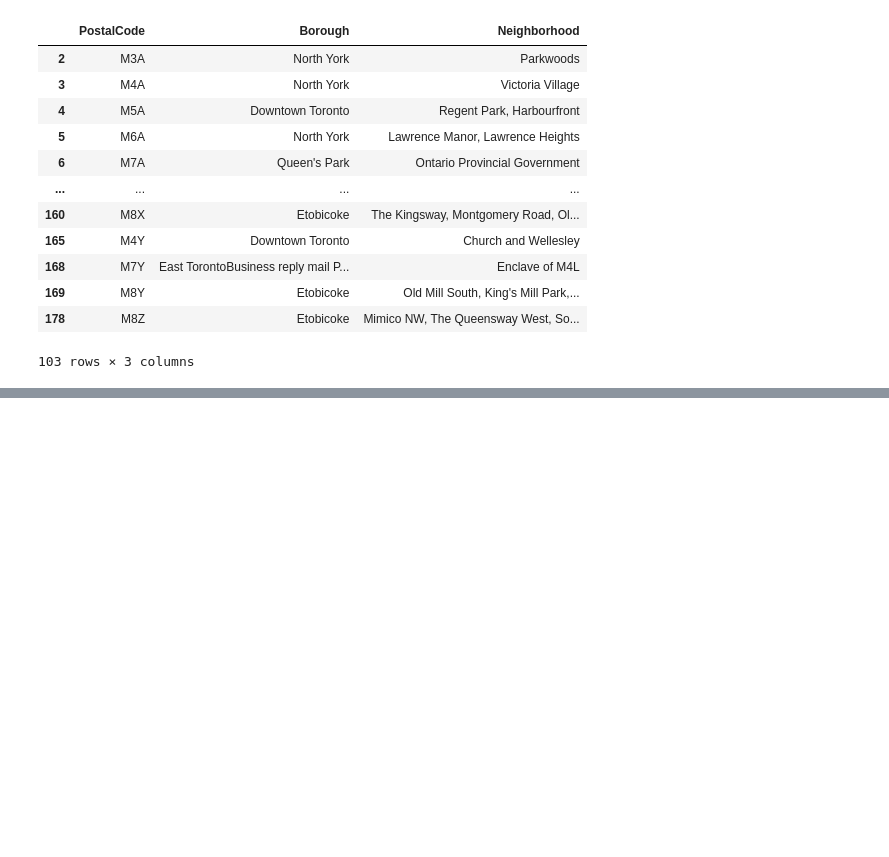
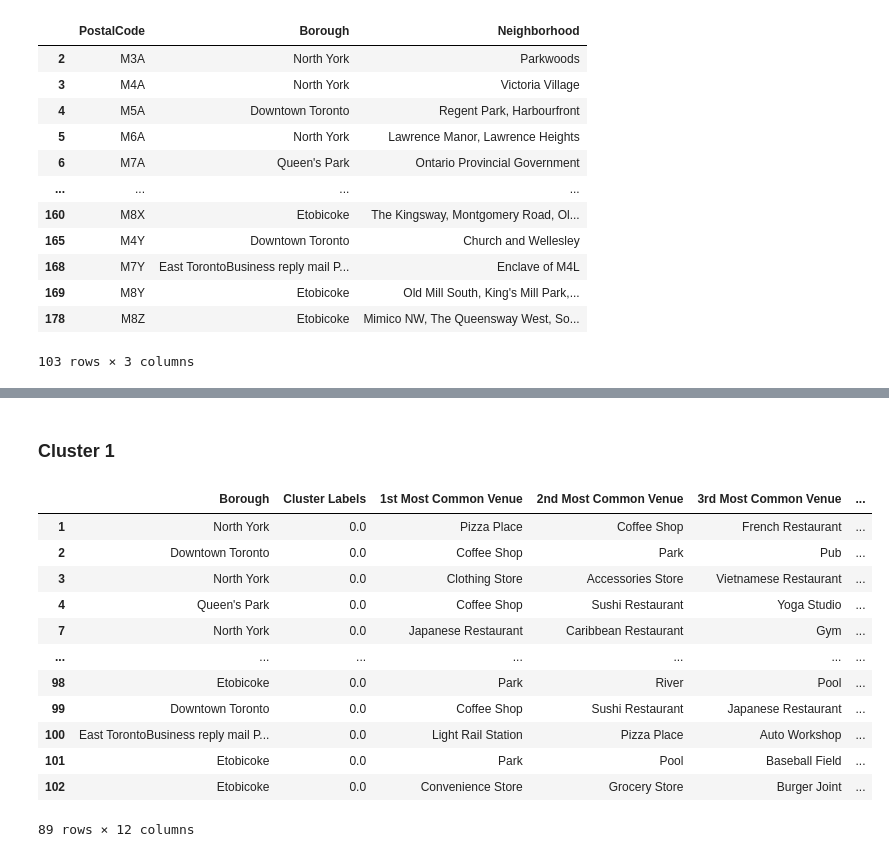
Before and after one commit to camilor2611/Coursera_Capstone, a Jupyter notebook: Week3.ipynb, the cells around one changed output, grey strips where cells are left out. Saved outputs shown, nothing was run; the diff lists cells and outputs as text; code cells hidden in the pictures; blank space fills up the shorter version.

```diff
--- a/Week3.ipynb
+++ b/Week3.ipynb
@@ -73,0 +171,20 @@ df
+# %%
+def return_most_common_venues(row, num_top_venues):
+    row_categories = row.iloc[1:]
+    row_categories_sorted = row_categories.sort_values(ascending=False)
+    return row_categories_sorted.index.values[0:num_top_venues]
+# %%
+num_top_venues = 10
+indicators = ['st', 'nd', 'rd']
+columns = ['Neighborhood']
+for ind in np.arange(num_top_venues):
+    try:
+        columns.append('{}{} Most Common Venue'.format(ind+1, indicators[ind]))
+    except:
+        columns.append('{}th Most Common Venue'.format(ind+1))
+# create a new dataframe
+neighborhoods_venues_sorted = pd.DataFrame(columns=columns)
+neighborhoods_venues_sorted['Neighborhood'] = toronto_grouped['Neighborhood']
+for ind in np.arange(toronto_grouped.shape[0]):
+    neighborhoods_venues_sorted.iloc[ind, 1:] = return_most_common_venues(toronto_grouped.iloc[ind, :], num_top_venues)
+neighborhoods_venues_sorted.head()
@@ -73,0 +202,12 @@ df
+# %%
+# set number of clusters
+kclusters = 5
+toronto_grouped_clustering = toronto_grouped.drop('Neighborhood', 1)
+kmeans = KMeans(n_clusters=kclusters, random_state=0).fit(toronto_grouped_clustering)
+# %%
+# add clustering labels
+neighborhoods_venues_sorted.insert(0, 'Cluster Labels', kmeans.labels_)
+toronto_merged = toronto_df
+toronto_merged = toronto_merged.join(neighborhoods_venues_sorted.set_index('Neighborhood'), on='Neighborhood')
+toronto_merged.head() # check the last columns!
+toronto_merged.dropna(inplace=True)
@@ -73,0 +238,18 @@ df
+# %% [markdown]
+<h3>Cluster 1</h3>
+# %%
+toronto_merged.loc[toronto_merged['Cluster Labels'] == 0, toronto_merged.columns[[1] + list(range(5, toronto_merged.shape[1]))]]
+# %% [output]
+|  | Borough | Cluster Labels | 1st Most Common Venue | 2nd Most Common Venue | 3rd Most Common Venue | ... |
+| 1 | North York | 0.0 | Pizza Place | Coffee Shop | French Restaurant | ... |
+| 2 | Downtown Toronto | 0.0 | Coffee Shop | Park | Pub | ... |
+| 3 | North York | 0.0 | Clothing Store | Accessories Store | Vietnamese Restaurant | ... |
+| 4 | Queen's Park | 0.0 | Coffee Shop | Sushi Restaurant | Yoga Studio | ... |
+| 7 | North York | 0.0 | Japanese Restaurant | Caribbean Restaurant | Gym | ... |
+| ... | ... | ... | ... | ... | ... | ... |
+| 98 | Etobicoke | 0.0 | Park | River | Pool | ... |
+| 99 | Downtown Toronto | 0.0 | Coffee Shop | Sushi Restaurant | Japanese Restaurant | ... |
+| 100 | East TorontoBusiness reply mail P... | 0.0 | Light Rail Station | Pizza Place | Auto Workshop | ... |
+| 101 | Etobicoke | 0.0 | Park | Pool | Baseball Field | ... |
+| 102 | Etobicoke | 0.0 | Convenience Store | Grocery Store | Burger Joint | ... |
+89 rows × 12 columns
```
Also changed, not shown: parts of 35 cells of this notebook.
